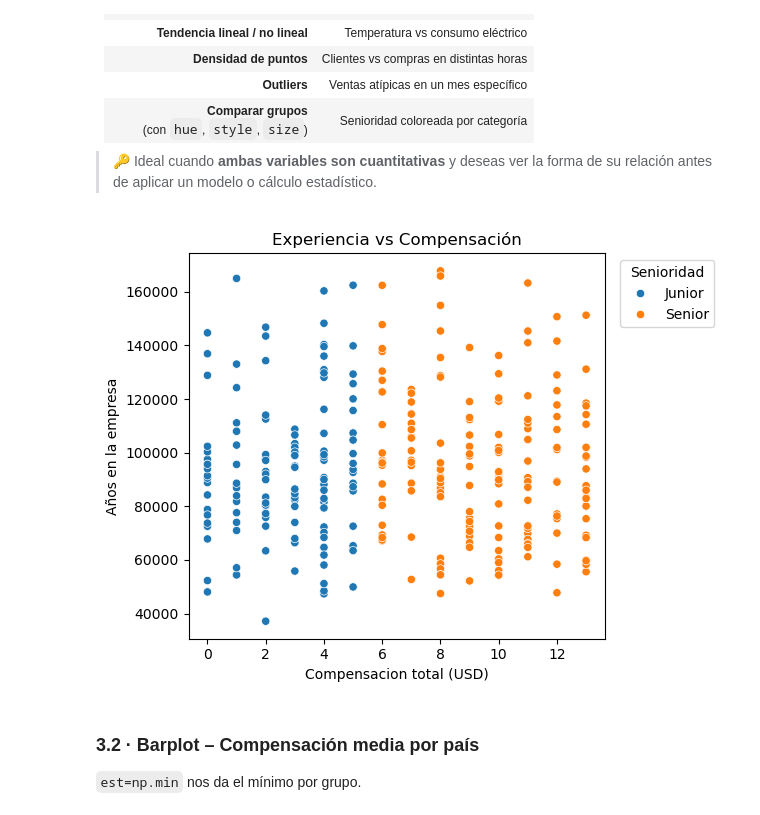
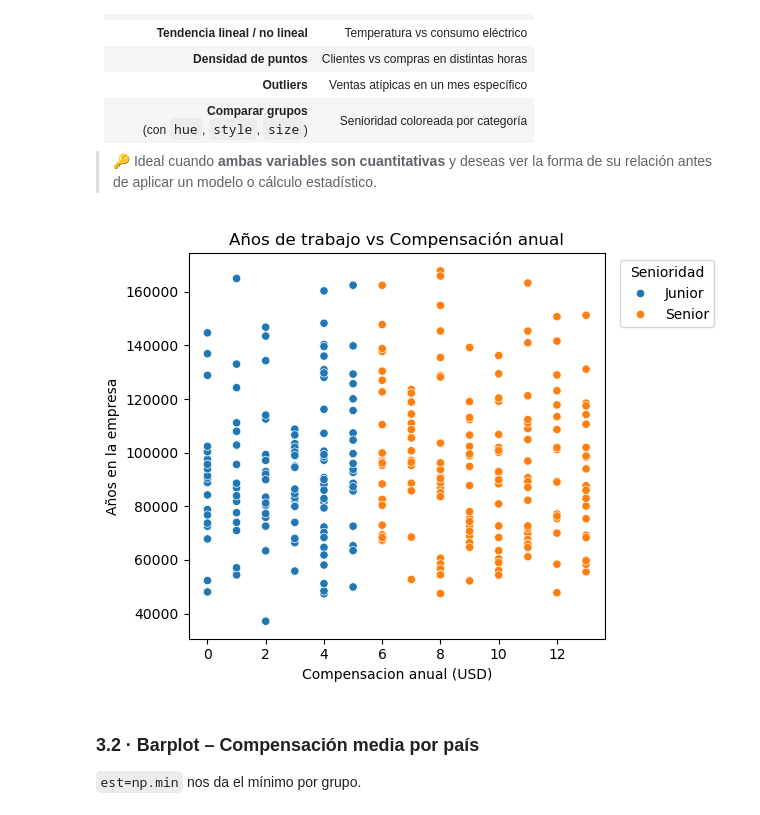
Before and after one commit to vacostatech/pydatapanama-cursos, a Jupyter notebook: cursos/analisis_datos/notebooks/pyda_modulo03_fernandovillalobos.ipynb, the cells around one changed output. Cells and saved outputs as stored; diff of their text form; code cells hidden in the pictures.

```diff
--- a/cursos/analisis_datos/notebooks/pyda_modulo03_fernandovillalobos.ipynb
+++ b/cursos/analisis_datos/notebooks/pyda_modulo03_fernandovillalobos.ipynb
@@ -237,24 +238,26 @@ Permite visualizar la **relación** entre ambas variables y detectar patrones.
 # %%
 # ── Ejercicio ────────────────────────────────────────────────────────────
 # 1. Dibuja un scatterplot para analizar la relación entre:
 #    - X: años en la empresa
 #    - Y: compensación total
 # 2. Colorea los puntos por nivel de 'senioridad' con el parámetro hue
 #    para distinguir rápidamente Juniors y Seniors.
 # 3. Coloca la leyenda fuera del área de datos usando bbox_to_anchor‐
 #    (1.02,1) y loc='upper left', de modo que no tape ningún punto.
 # 4. Añade título y etiquetas de ejes con unidades.
 # 5. Aplica tight_layout() para ajustar los márgenes antes de mostrar.
 
+# asignamos a variable para poder utilizar en otros gráficos
 ax = sns.scatterplot(data=df_salarios_pais,x='anos_en_la_empresa', y='compensacion_total',hue='senioridad')
-plt.title('Experiencia vs Compensación')
-plt.xlabel('Compensacion total (USD)')
+# adornos
+plt.legend(title="Senioridad", bbox_to_anchor=(1.02,1), loc='upper left')
+plt.title('Años de trabajo vs Compensación anual')
+plt.xlabel('Compensacion anual (USD)')
 plt.ylabel('Años en la empresa')
-plt.legend(title="Senioridad", bbox_to_anchor=(1.02,1), loc='upper left')
 plt.tight_layout()
 plt.show()
 # %% [output]
-[figure, old version]
+[figure, new version]
 # %% [markdown]
 ### 3.2 · Barplot – Compensación media por país
 `est=np.min` nos da el mínimo por grupo.
```
Also changed, not shown: parts of 8 cells of this notebook.
